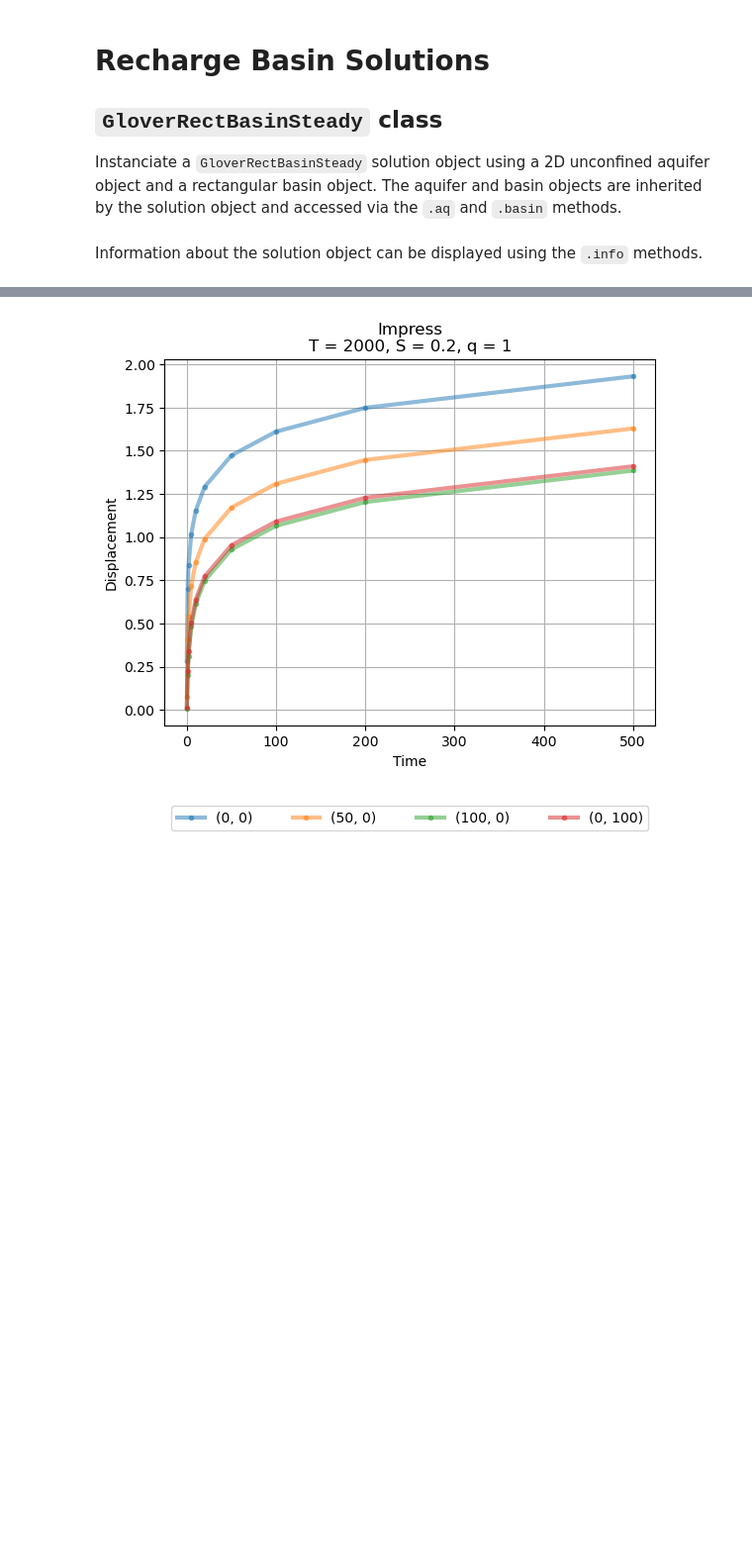
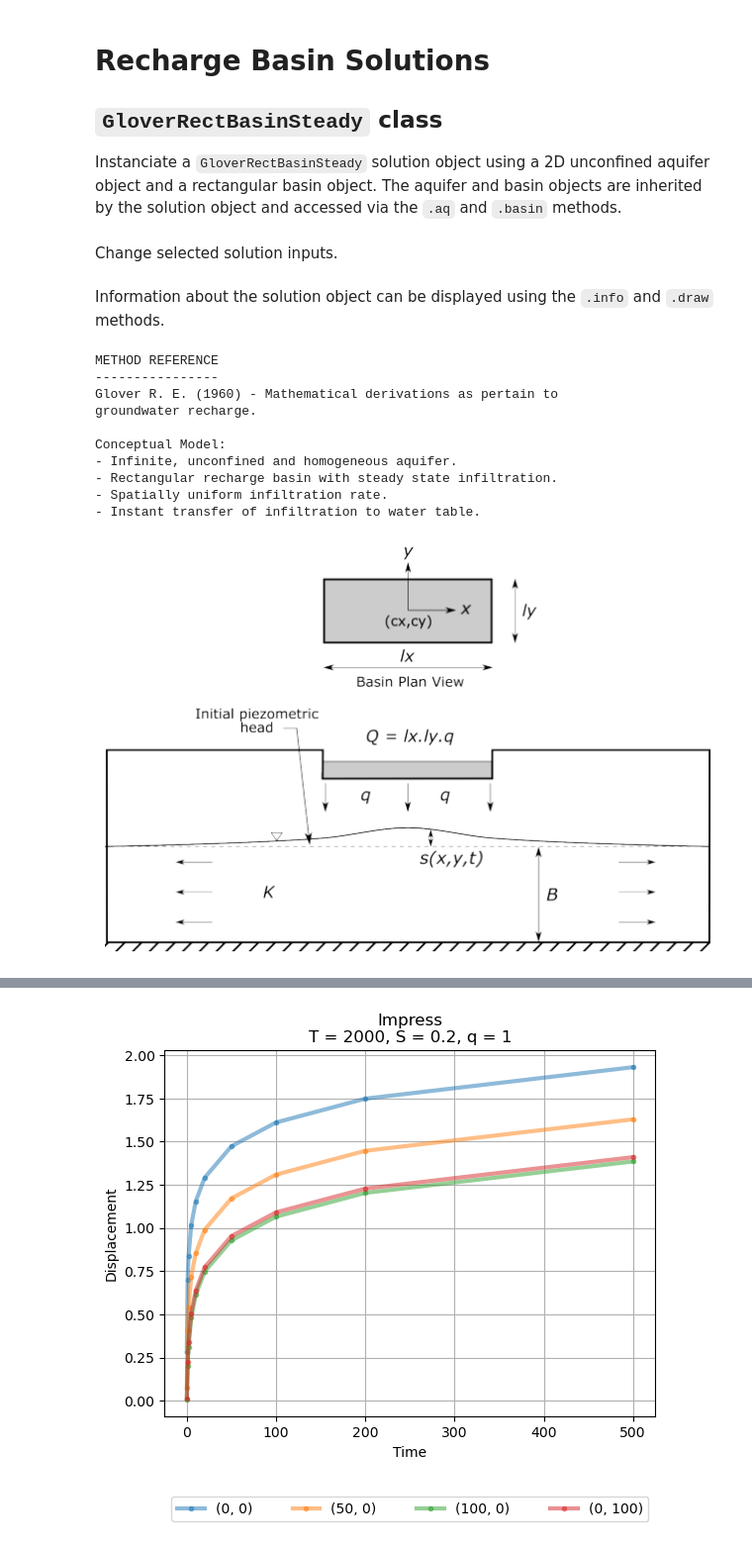
Before and after one commit to Moofbytes/pygaf_notebooks, a Jupyter notebook: pygaf_recharge_basins.ipynb, the cells around one changed output, grey strips where cells are left out. Shown at 99% size. Saved outputs shown, nothing was run; the diff lists cells and outputs as text; code cells hidden in the pictures; blank space fills up the shorter version.

```diff
--- a/pygaf_recharge_basins.ipynb
+++ b/pygaf_recharge_basins.ipynb
@@ -87 +89,3 @@ Instanciate a `GloverRectBasinSteady` solution object using a 2D unconfined aqui
+# %% [markdown]
+Change selected solution inputs.
 # %%
@@ -93,3 +100,18 @@ GB.basin = RB
 # %% [markdown]
-Information about the solution object can be displayed using the `.info` methods.
+Information about the solution object can be displayed using the `.info` and `.draw` methods.
+# %%
+GB.info()
+GB.draw()
+# %% [output]
+METHOD REFERENCE
+----------------
+Glover R. E. (1960) - Mathematical derivations as pertain to
+groundwater recharge.
+
+Conceptual Model:
+- Infinite, unconfined and homogeneous aquifer.
+- Rectangular recharge basin with steady state infiltration.
+- Spatially uniform infiltration rate.
+- Instant transfer of infiltration to water table.
+[figure, added]
 # %%
```
Also changed, not shown: parts of 9 cells of this notebook, 10 other files.
